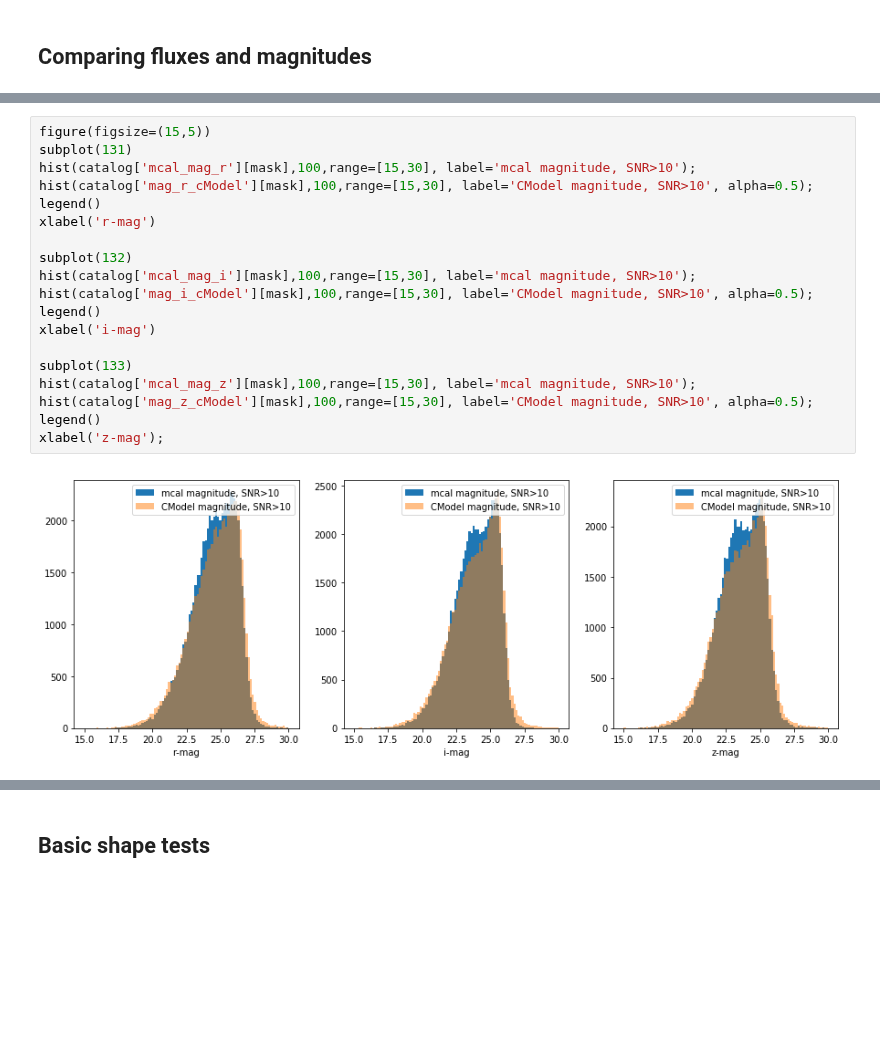
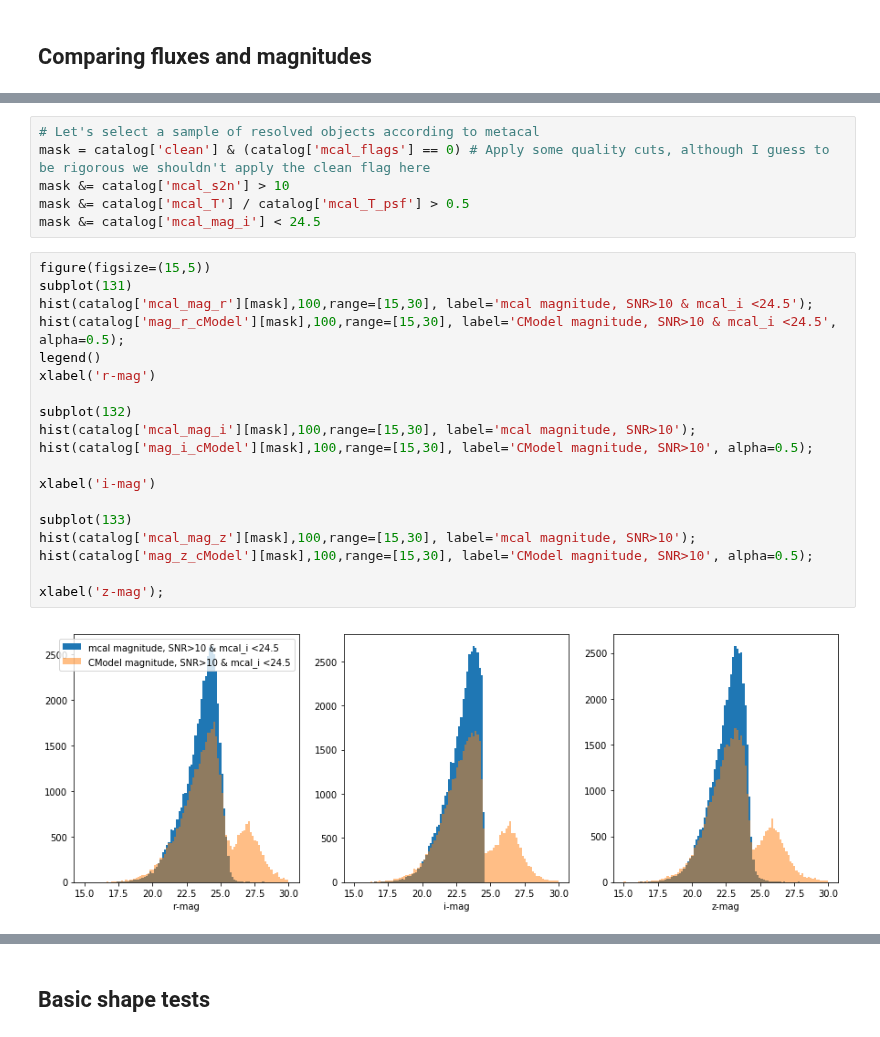
Before and after one commit to LSSTDESC/DC2-analysis, a Jupyter notebook: validation/Run_1.2i_metacal_tests.ipynb, the cells around one changed output, grey strips where cells are left out. Saved outputs shown, nothing was run; the diff lists cells and outputs as text; blank space fills up the shorter version.

Commit message:
Updating plots

```diff
--- a/validation/Run_1.2i_metacal_tests.ipynb
+++ b/validation/Run_1.2i_metacal_tests.ipynb
@@ -29,21 +69,27 @@ mask &= catalog['ext_shapeHSM_HsmShapeRegauss_resolution'] >= 0.3
+# %%
+# Let's select a sample of resolved objects according to metacal
+mask = catalog['clean'] & (catalog['mcal_flags'] == 0) # Apply some quality cuts, although I guess to be rigorous we shouldn't apply the clean flag here
+mask &= catalog['mcal_s2n'] > 10
+mask &= catalog['mcal_T'] / catalog['mcal_T_psf'] > 0.5
+mask &= catalog['mcal_mag_i'] < 24.5
 # %%
 figure(figsize=(15,5))
 subplot(131)
-hist(catalog['mcal_mag_r'][mask],100,range=[15,30], label='mcal magnitude, SNR>10');
-hist(catalog['mag_r_cModel'][mask],100,range=[15,30], label='CModel magnitude, SNR>10', alpha=0.5);
+hist(catalog['mcal_mag_r'][mask],100,range=[15,30], label='mcal magnitude, SNR>10 & mcal_i <24.5');
+hist(catalog['mag_r_cModel'][mask],100,range=[15,30], label='CModel magnitude, SNR>10 & mcal_i <24.5', alpha=0.5);
 legend()
 xlabel('r-mag')
 
 subplot(132)
 hist(catalog['mcal_mag_i'][mask],100,range=[15,30], label='mcal magnitude, SNR>10');
 hist(catalog['mag_i_cModel'][mask],100,range=[15,30], label='CModel magnitude, SNR>10', alpha=0.5);
-legend()
+
 xlabel('i-mag')
 
 subplot(133)
 hist(catalog['mcal_mag_z'][mask],100,range=[15,30], label='mcal magnitude, SNR>10');
 hist(catalog['mag_z_cModel'][mask],100,range=[15,30], label='CModel magnitude, SNR>10', alpha=0.5);
-legend()
+
 xlabel('z-mag');
 # %% [output]
-[figure, old version]
+[figure, new version]
```
Also changed, not shown: parts of 19 cells of this notebook.
